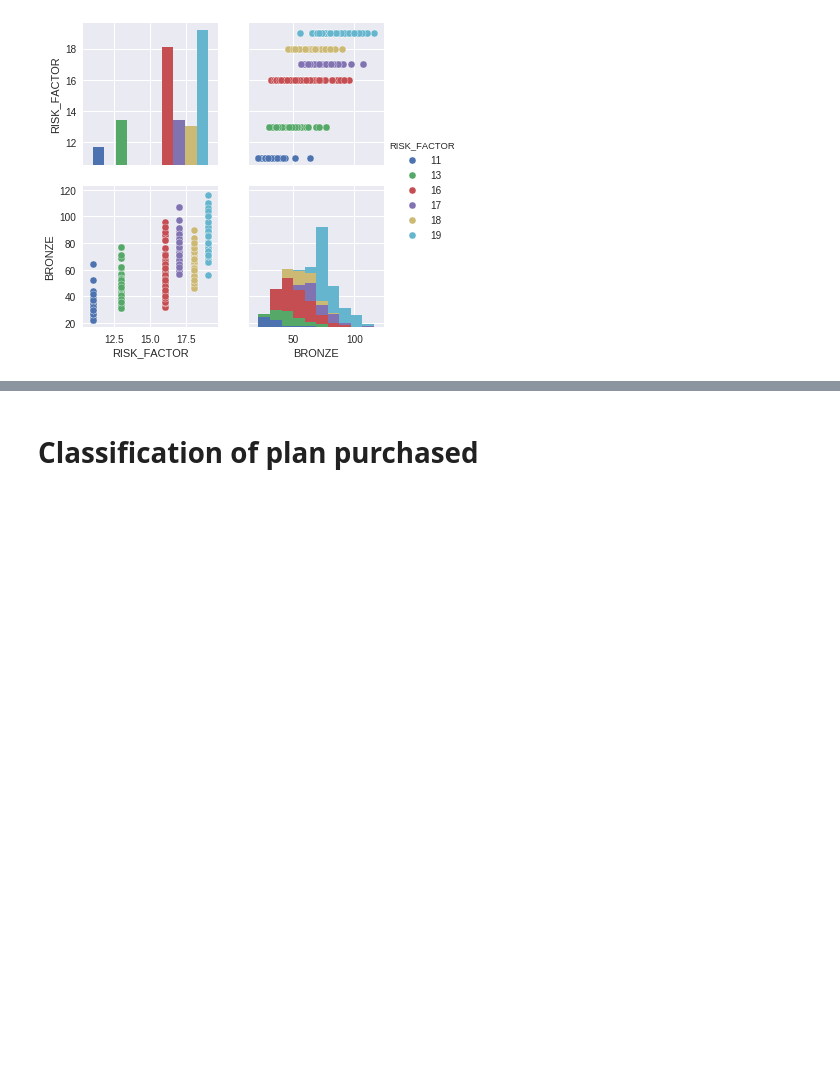
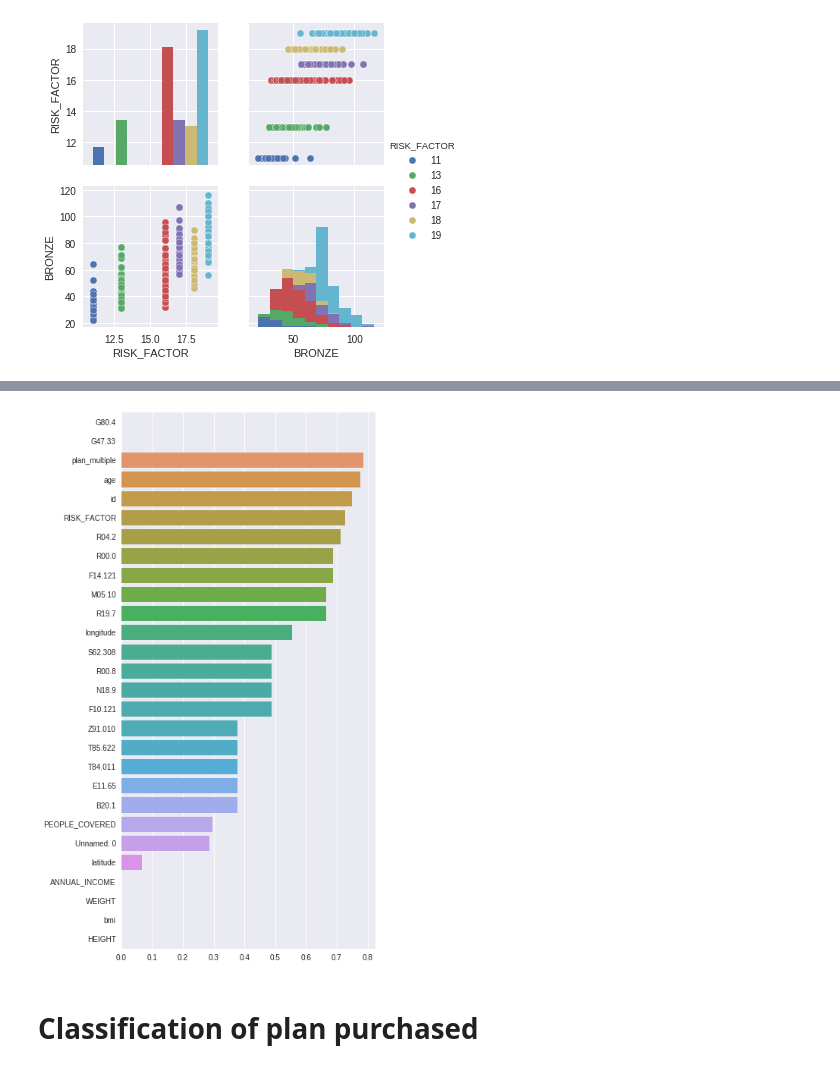
Before and after one commit to CallumKiefer/YHacks-Intellisurance-Quoting, a Jupyter notebook: PostProcessingNext.ipynb, the cells around one changed output, grey strips where cells are left out. Cells and saved outputs as stored; diff of their text form; code cells hidden in the pictures; blank space fills up the shorter version.

Commit message:
correlation analysis

```diff
--- a/PostProcessingNext.ipynb
+++ b/PostProcessingNext.ipynb
@@ -32,7 +32,7 @@ data["TOBACCO"] = data["TOBACCO"].apply(lambda row: tobaccoConv (row))
 # %%
 def riskCounter(x):
     return int(x["B20.1"] + x["E11.65"] + x["F10.121"] + x["F14.121"] + \
-        x["G47.33"] + x["G80.4"] + x["M05.10"] + x["N18.9"] + \
+        x["M05.10"] + x["N18.9"] + \
         x["R00.0"] + x["R00.8"] + x["R04.2"] + x["R19.7"] + \
         x["S62.308"] + x["T84.011"] + x["T85.622"] + x["Z91.010"])
 
@@ -125,0 +128,13 @@ sns.pairplot(pData[["RISK_FACTOR", "BRONZE"]], hue="RISK_FACTOR")
+# %%
+print("Correlation with bronze premium:")
+
+corr_x = []
+corr_y = []
+
+for column in data:
+    if data[column].dtype in (np.int64, np.float64) and \
+    column not in ("BRONZE", "SILVER", "GOLD", "PLATINUM", "personal_risk"):
+        corr = data["BRONZE"].corr(data[column])
+        corr_x.append(column)
+        corr_y.append(abs(corr))
+        print("{}: {}".format(column, corr))
@@ -126,3 +159,16 @@ sns.pairplot(pData[["RISK_FACTOR", "BRONZE"]], hue="RISK_FACTOR")
+# %%
+g_corr_x = []
+g_corr_y = []
+for y, x in sorted(zip(corr_y, corr_x), reverse=True):
+    g_corr_x.append(x)
+    g_corr_y.append(y)
+
+
+f, ax = plt.subplots(figsize=(6, 13))
+sns.barplot(y=g_corr_x, x=g_corr_y)
+sns.despine(left=True, bottom=True)
+# %% [output]
+[figure, added]
 # %% [markdown]
 # Classification of plan purchased
 # %%
```
Also changed, not shown: parts of 6 cells of this notebook.
